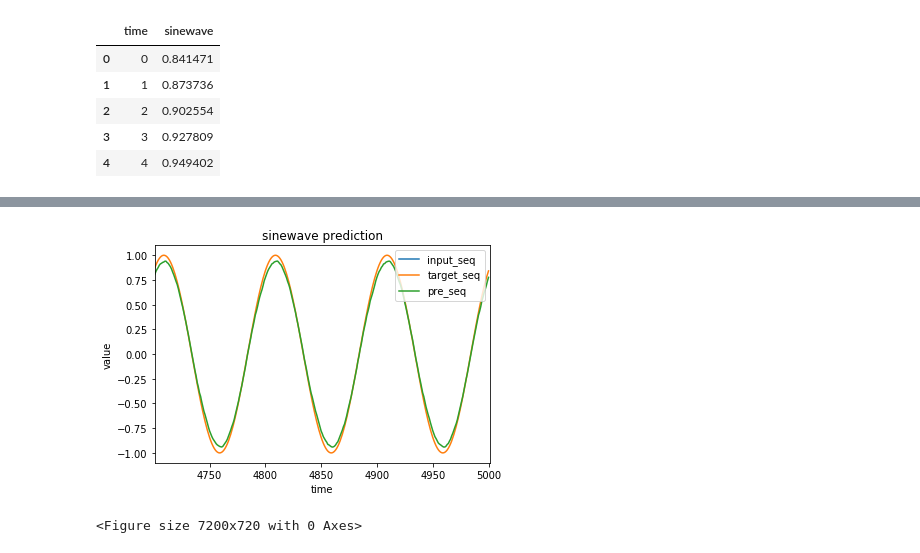
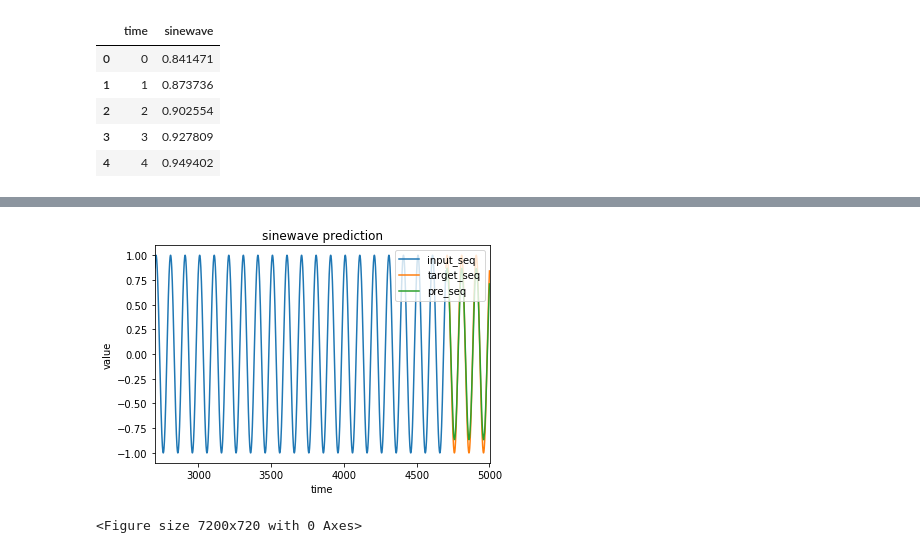
Before and after one commit to swlee052/deep-learning-time-series-anomaly-detection, a Jupyter notebook: DeepAnT_main.ipynb, the cells around one changed output, grey strips where cells are left out. Saved outputs shown, nothing was run; the diff lists cells and outputs as text; code cells hidden in the pictures.

```diff
--- a/DeepAnT_main.ipynb
+++ b/DeepAnT_main.ipynb
@@ -345,26 +398,26 @@ print(target_seq) # [7, 2, 1, 0, 4]
 # %%
            '''Visualization of predicted time series'''
 in_seq = df_sine['sinewave'][endix:endix+w]
 tar_seq = df_sine['sinewave'][endix+w:endix+w+p_w]
 predicted_seq = predicted_seq.reshape((p_w))
 d = {'time': df_sine['time'][endix+w:endix+w+p_w], 'values': predicted_seq}
 df_sine_pre = pd.DataFrame(data=d)
 pre_seq = df_sine_pre['values']
 
 plt.plot(in_seq)
 plt.plot(tar_seq)
 plt.plot(pre_seq)
 plt.title('sinewave prediction')
 plt.ylabel('value')
 plt.xlabel('time')
 plt.legend(['input_seq', 'target_seq', 'pre_seq'], loc='upper right')
 axes = plt.gca()
-axes.set_xlim([endix+w,endix+w+p_w])
+axes.set_xlim([endix,endix+w+p_w])
 fig_predict = plt.figure(figsize=(100,10))
 fig_predict.savefig('predicted_sequence.png')
 plt.show()
 # %% [output]
-[figure, old version]
+[figure, new version]
 <Figure size 7200x720 with 0 Axes>
 # %%
 # Shallow CNN version
```
Also changed, not shown: parts of 7 cells of this notebook.
